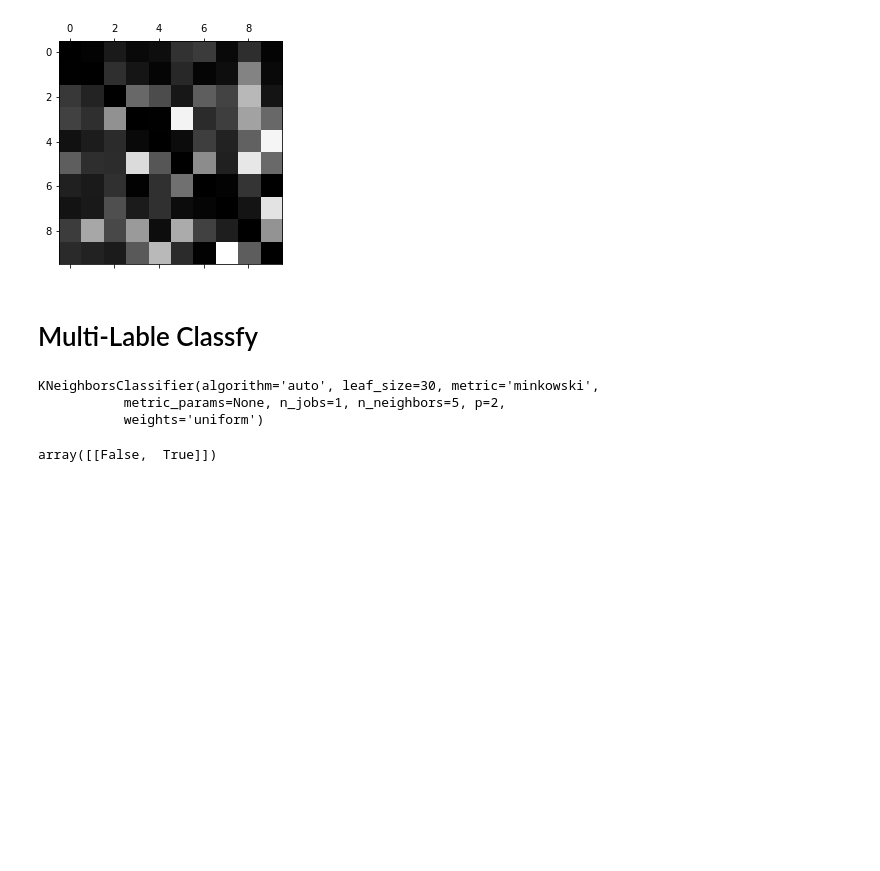
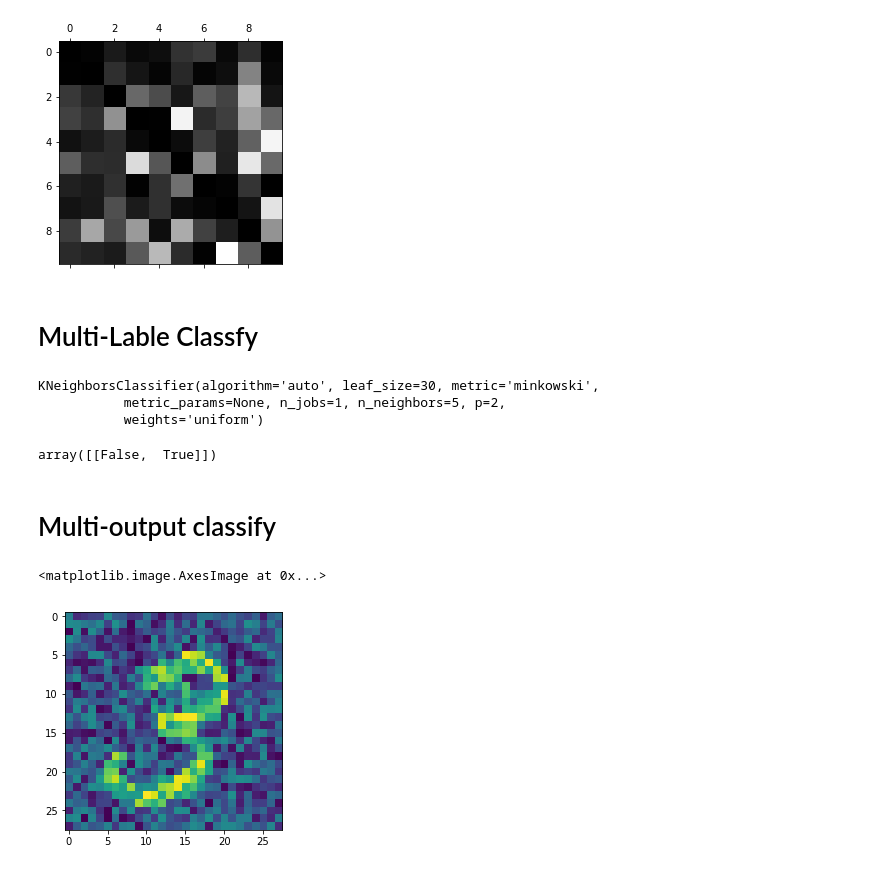
Before and after one commit to yw0nam/Hands_on_ML, a Jupyter notebook: Chapt_3.ipynb, the cells around one changed output. Cells and saved outputs as stored; diff of their text form; code cells hidden in the pictures; blank space fills up the shorter version.

```diff
--- a/Chapt_3.ipynb
+++ b/Chapt_3.ipynb
@@ -371,0 +372,15 @@ f1_score(y_multi_label, y_train_knn_pred, average="macro")
+# %% [markdown]
+# Multi-output classify
+# %%
+#Hands on ML's data type is [0, 255] integer but tf.mnist data is [0, 1] float so i use random instead randint
+noise = np.random.random([len(mnist.train.images), 784])
+X_train_noisy = mnist.train.images + noise
+noise = np.random.random([len(mnist.test.images), 784])
+X_test_noisy = mnist.test.images + noise
+y_train_mod = mnist.train.images
+y_test_mod = mnist.test.images
+# %%
+plt.imshow(X_train_noisy[1].reshape(28, 28))
+# %% [output]
+<matplotlib.image.AxesImage at 0x...>
+[figure, added]
```
Also changed, not shown: parts of 2 cells of this notebook.
